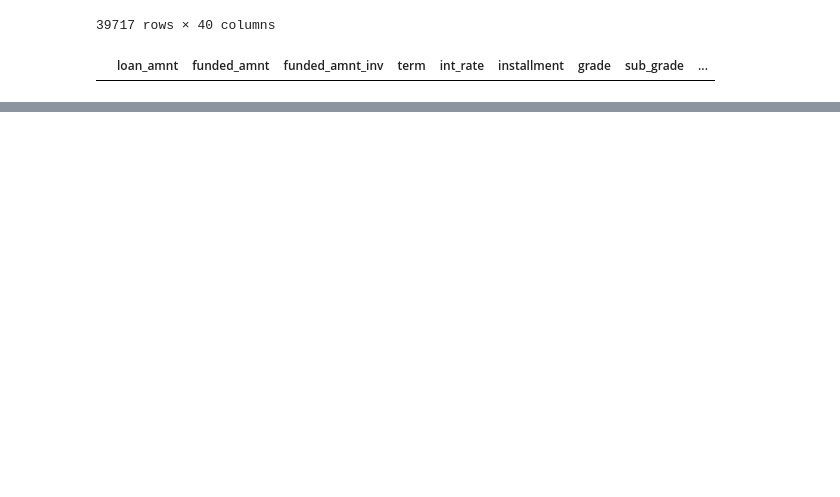
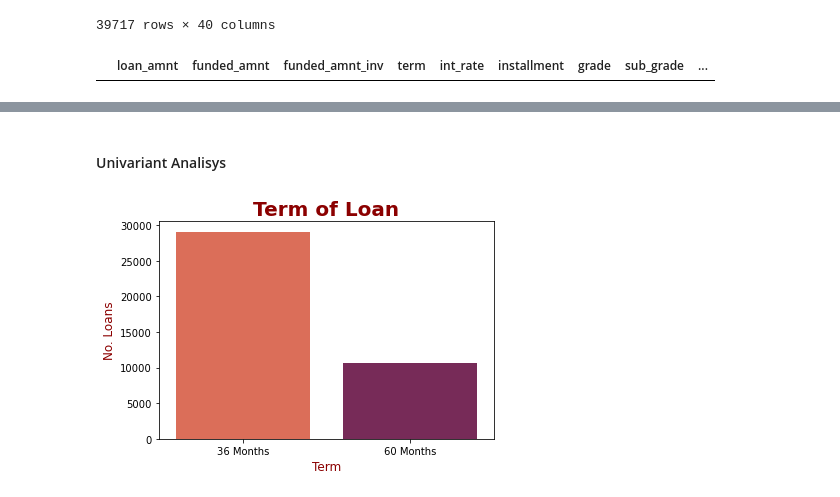
Before and after one commit to kushlulla/Lending_Club_Case_Study, a Jupyter notebook: Kush.ipynb, the cells around one changed output, grey strips where cells are left out. Saved outputs shown, nothing was run; the diff lists cells and outputs as text; code cells hidden in the pictures; blank space fills up the shorter version.

Commit message:
univariant p1'

```diff
--- a/Kush.ipynb
+++ b/Kush.ipynb
@@ -304,0 +328,17 @@ LC_Data_Nullcol_Dropped.to_csv("New_Data.csv", index=False,mode='w+')
+# %% [markdown]
+#### Univariant Analisys
+# %%
+# See the count of each value in "term"
+sns.countplot(x= Data_LC['term'],palette="rocket_r")
+values=Data_LC['term'].unique()
+update=[str(x)+" Months" for x in values]
+font={'color':'darkred','weight':'heavy','size':20}
+font2={'color':'darkred','weight':'normal','size':12}
+plt.title("Term of Loan",fontdict=font)
+plt.xlabel("Term",fontdict=font2)
+plt.ylabel("No. Loans",fontdict=font2)
+plt.xticks([0,1],update)
+
+plt.show()
+# %% [output]
+[figure, added]
```
Also changed, not shown: parts of 26 cells of this notebook, 1 other file.
